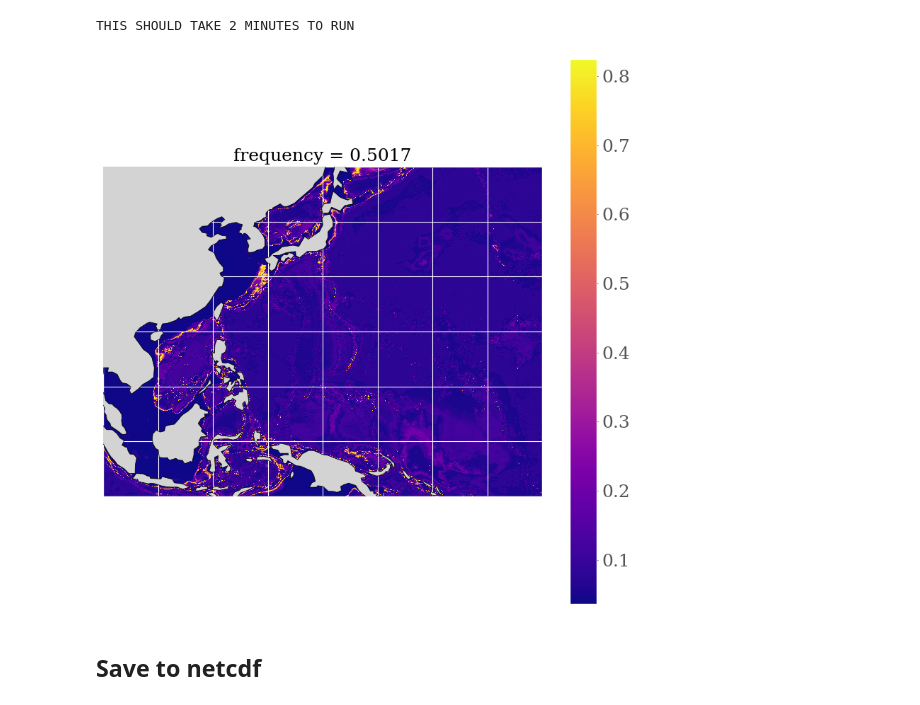
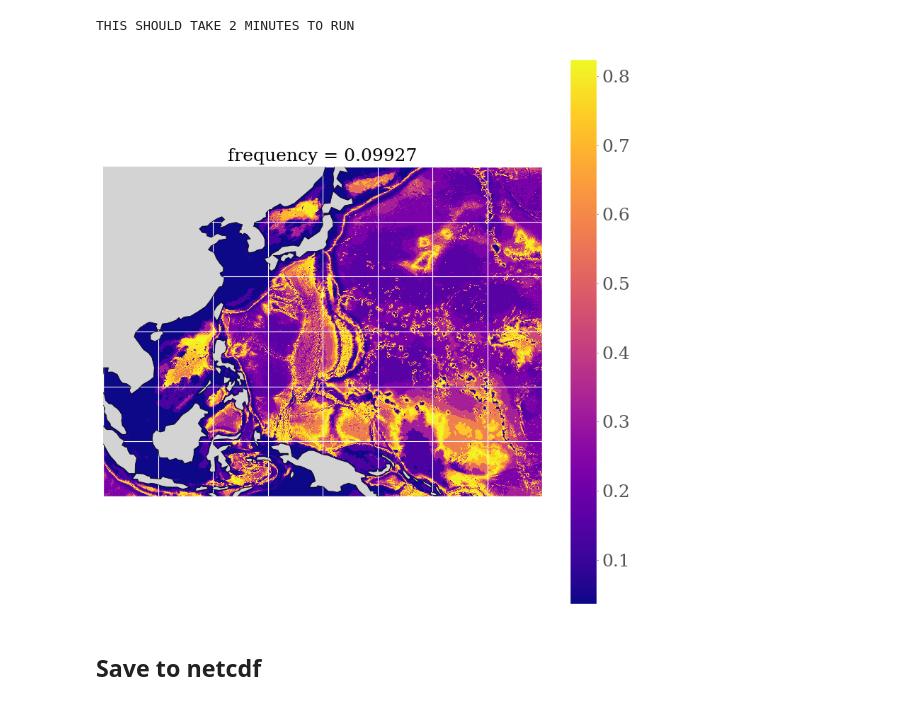
Before and after one commit to lystom/WMSAN, a Jupyter notebook: notebooks/rayleigh_waves/amplification_coeff.ipynb, the cells around one changed output. Cells and saved outputs as stored; diff of their text form; code cells hidden in the pictures.

Commit message:
Update notebooks with new default bathymetry file.
LOPS_WW3-GLOB-30M_dataref_dpt.nc

On branch main

````diff
--- a/notebooks/rayleigh_waves/amplification_coeff.ipynb
+++ b/notebooks/rayleigh_waves/amplification_coeff.ipynb
@@ -49,7 +49,7 @@ If you wish to use your own bathymetry file:
 - depth in meters 2D grid should be named ```dpt1```.
 # %%
 # bathymetry default
-file_bathy = "../../data/ww3.07121700.dpt"  #0.5x0.5 degree grid bathymetry
+file_bathy = "../../data/LOPS_WW3-GLOB-30M_dataref_dpt.nc"  #0.5x0.5 degree grid bathymetry
 dpt1, zlon, zlat = open_bathy(file_bathy, refined_bathymetry=True, extent=extent)  # load bathymetry, refined_bathymetry = True
                                                                                    # with ETOPOv2 1 arcmin resolution
 
@@ -88,17 +88,17 @@ else:
 THIS SHOULD TAKE 2 MINUTES TO RUN
 # %%
 # Plot
-amplif_plot = amplif.sel(frequency= 0.5, method='nearest')
+amplif_plot = amplif.sel(frequency= 0.1, method='nearest')
 fig = plt.figure(figsize=(10, 10))
 ax = plt.axes(projection=ccrs.PlateCarree())
 ax.set_title("Amplification coefficient")
 ax.coastlines()
 ax.gridlines()
 ax.add_feature(cfeature.LAND, zorder=100, edgecolor='k', facecolor='lightgrey')
 amplif_plot.plot(cmap='plasma', transform=ccrs.PlateCarree(), ax=ax)
 plt.show()
 # %% [output]
-[figure, old version]
+[figure, new version]
 # %% [markdown]
 ## Save to netcdf
 # %%
````
Also changed, not shown: 6 other files.
